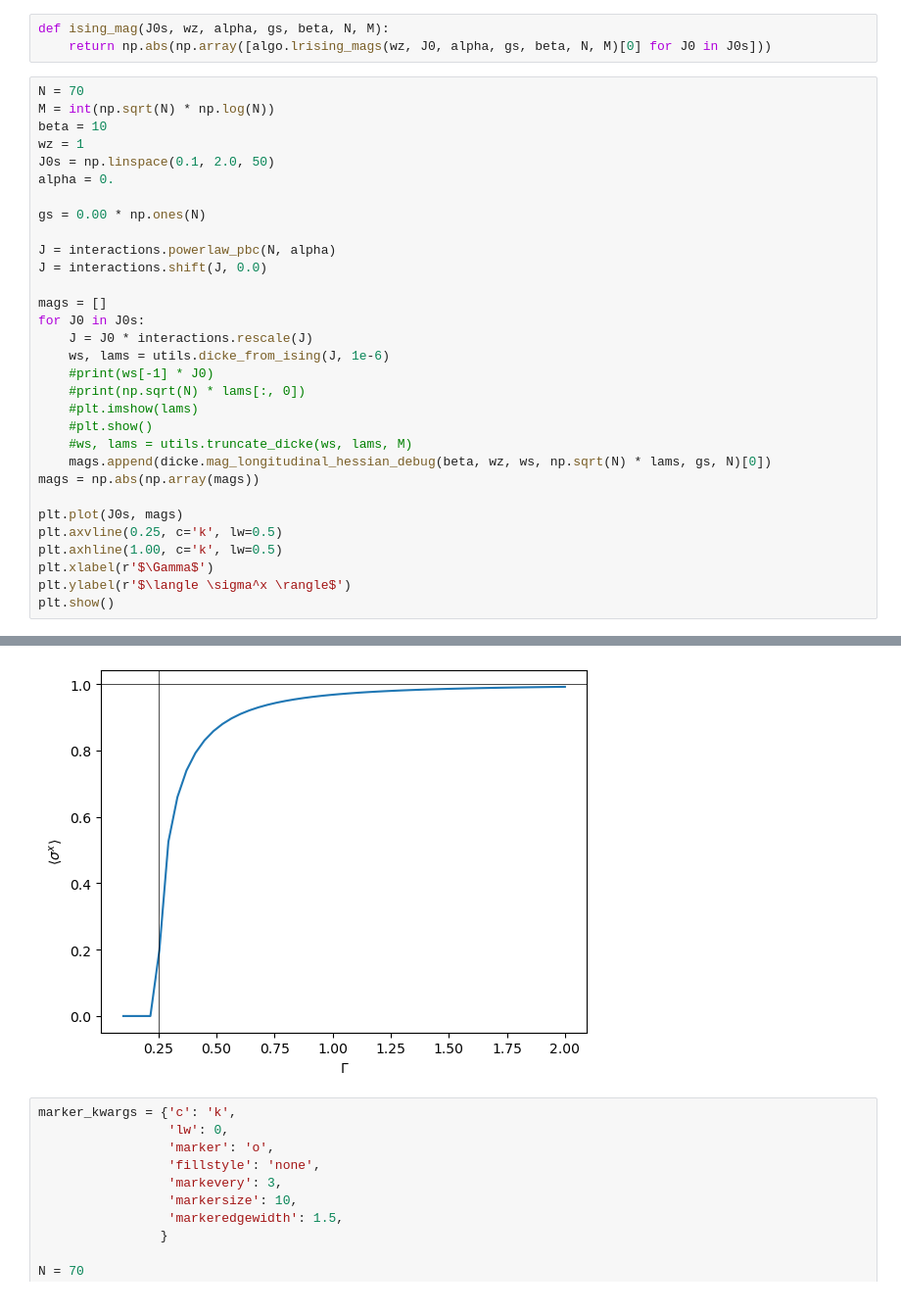
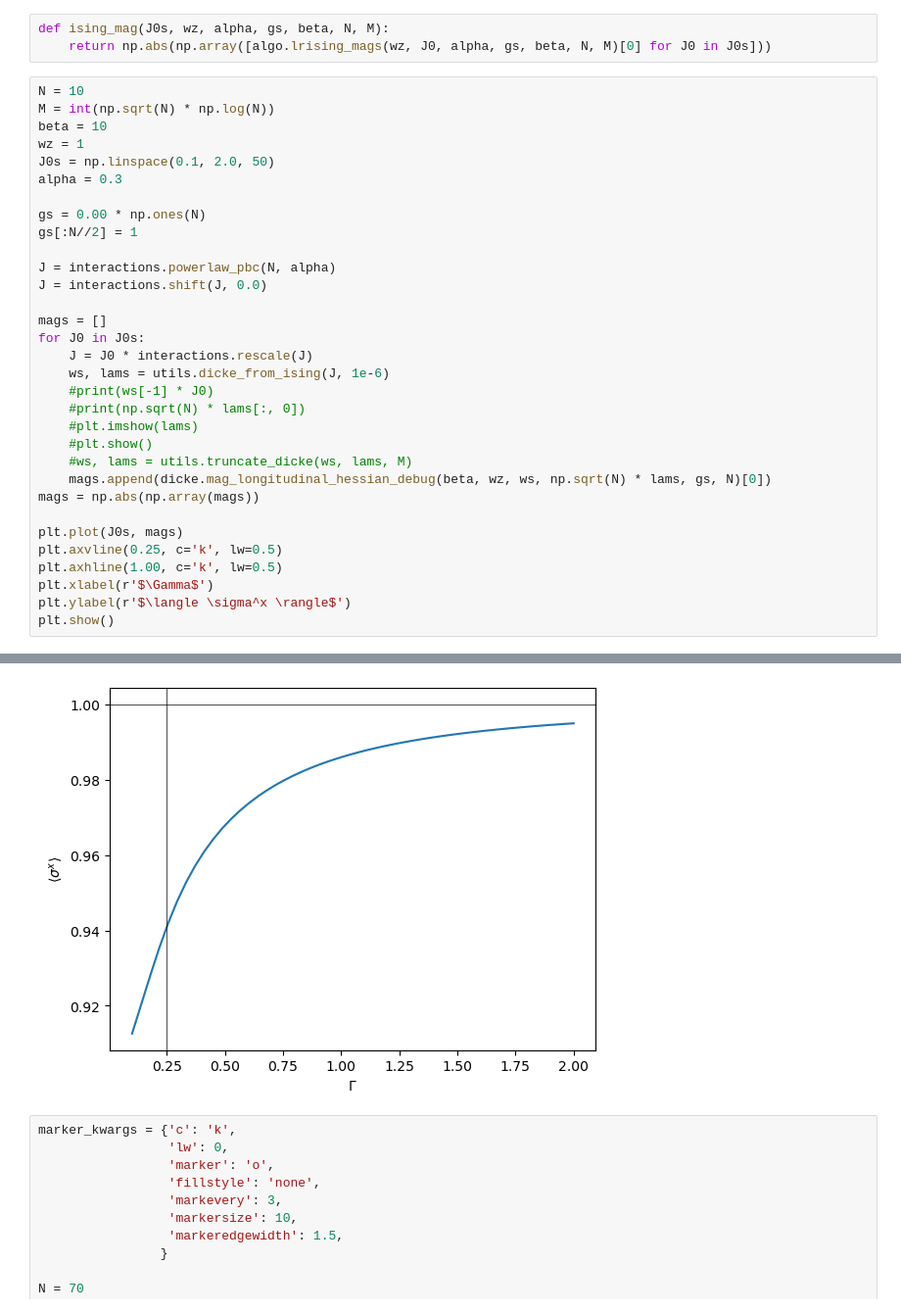
Before and after one commit to chuan97/long-range-ising, a Jupyter notebook: test.ipynb, the cells around one changed output, grey strips where cells are left out. Shown at 98% size. Cells and saved outputs as stored; diff of their text form.

```diff
--- a/test.ipynb
+++ b/test.ipynb
@@ -12,14 +12,15 @@ import dicke
 def ising_mag(J0s, wz, alpha, gs, beta, N, M):
     return np.abs(np.array([algo.lrising_mags(wz, J0, alpha, gs, beta, N, M)[0] for J0 in J0s]))
 # %%
-N = 70
+N = 10
 M = int(np.sqrt(N) * np.log(N))
 beta = 10
 wz = 1
 J0s = np.linspace(0.1, 2.0, 50)
-alpha = 0.
+alpha = 0.3
 
 gs = 0.00 * np.ones(N)
+gs[:N//2] = 1
 
 J = interactions.powerlaw_pbc(N, alpha)
 J = interactions.shift(J, 0.0)
@@ -63,4 +64,4 @@ plt.show()
-[figure, old version]
+[figure, new version]
 # %%
 marker_kwargs = {'c': 'k',
                  'lw': 0,
```
Also changed, not shown: parts of 5 cells of this notebook, 6 other files.
